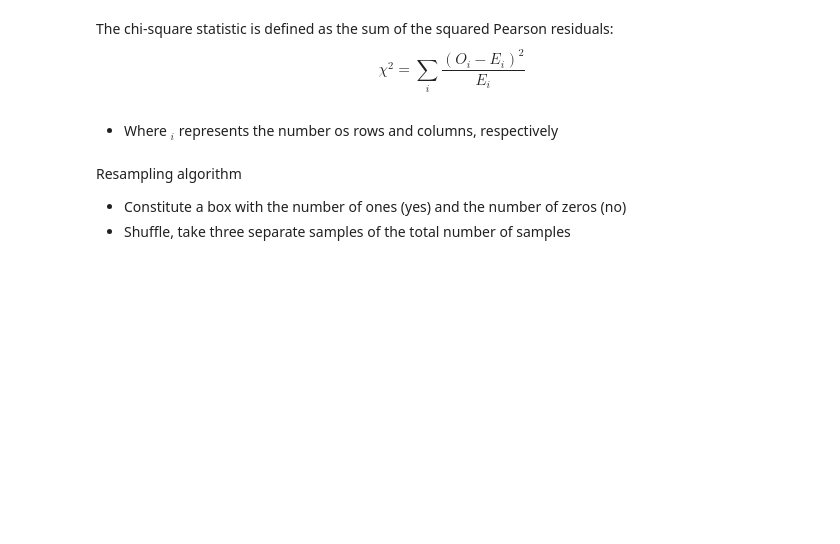
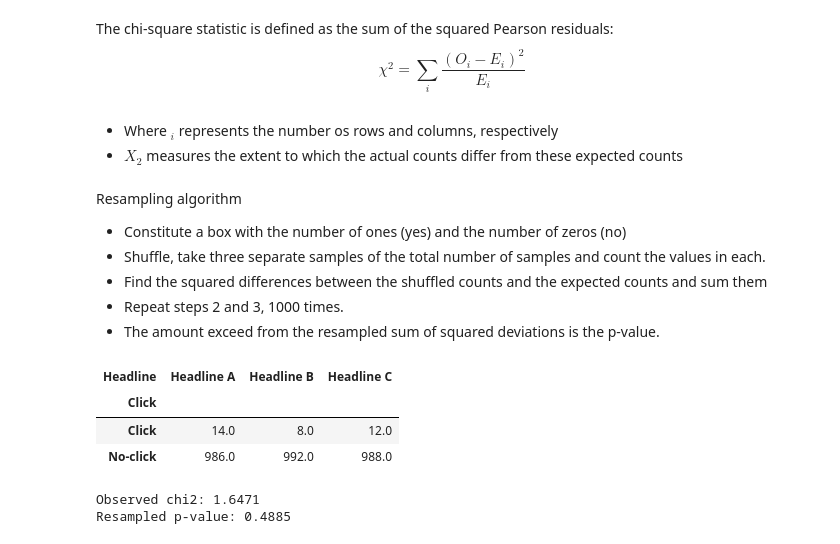
Before and after one commit to lucaspinheiro27/Statistics, a Jupyter notebook: Jupyter_notebooks/Statistical_significance.ipynb, the cells around one changed output. Drawn from its saved outputs; the diff is of its cells as text; code cells hidden in the pictures; blank space fills up the shorter version.

```diff
--- a/Jupyter_notebooks/Statistical_significance.ipynb
+++ b/Jupyter_notebooks/Statistical_significance.ipynb
@@ -92,7 +102,19 @@ $$
 $$
 # %% [markdown]
 * Where $_i$ represents the number os rows and columns, respectively
+* $X_2$ measures the extent to which the actual counts differ from these expected counts
 # %% [markdown]
 Resampling algorithm
 * Constitute a box with the number of ones (yes) and the number of zeros (no)
-* Shuffle, take three separate samples of the total number of samples
+* Shuffle, take three separate samples of the total number of samples and count the values in each.
+* Find the squared differences between the shuffled counts and the expected counts and sum them
+* Repeat steps 2 and 3, 1000 times.
+* The amount exceed from the resampled sum of squared deviations is the p-value.
+# %%
+table = df_seed.pivot_table(index='Click', columns='Headline', values='Rate')
+table
+# %% [output]
+| Headline | Headline A | Headline B | Headline C |
+| Click |  |  |  |
+| Click | 14.0 | 8.0 | 12.0 |
+| No-click | 986.0 | 992.0 | 988.0 |
@@ -98,0 +145,8 @@ Resampling algorithm
+# %%
+# The amount exceed from the resampled sum of squared deviations is the p-value
+resampled_p_value = sum(perm_chi2 > chi2observed) / len(perm_chi2)
+print(f'Observed chi2: {chi2observed:.4f}')
+print(f'Resampled p-value: {resampled_p_value:.4f}')
+# %% [output]
+Observed chi2: 1.6471
+Resampled p-value: 0.4885
```
Also changed, not shown: parts of 12 cells of this notebook.
